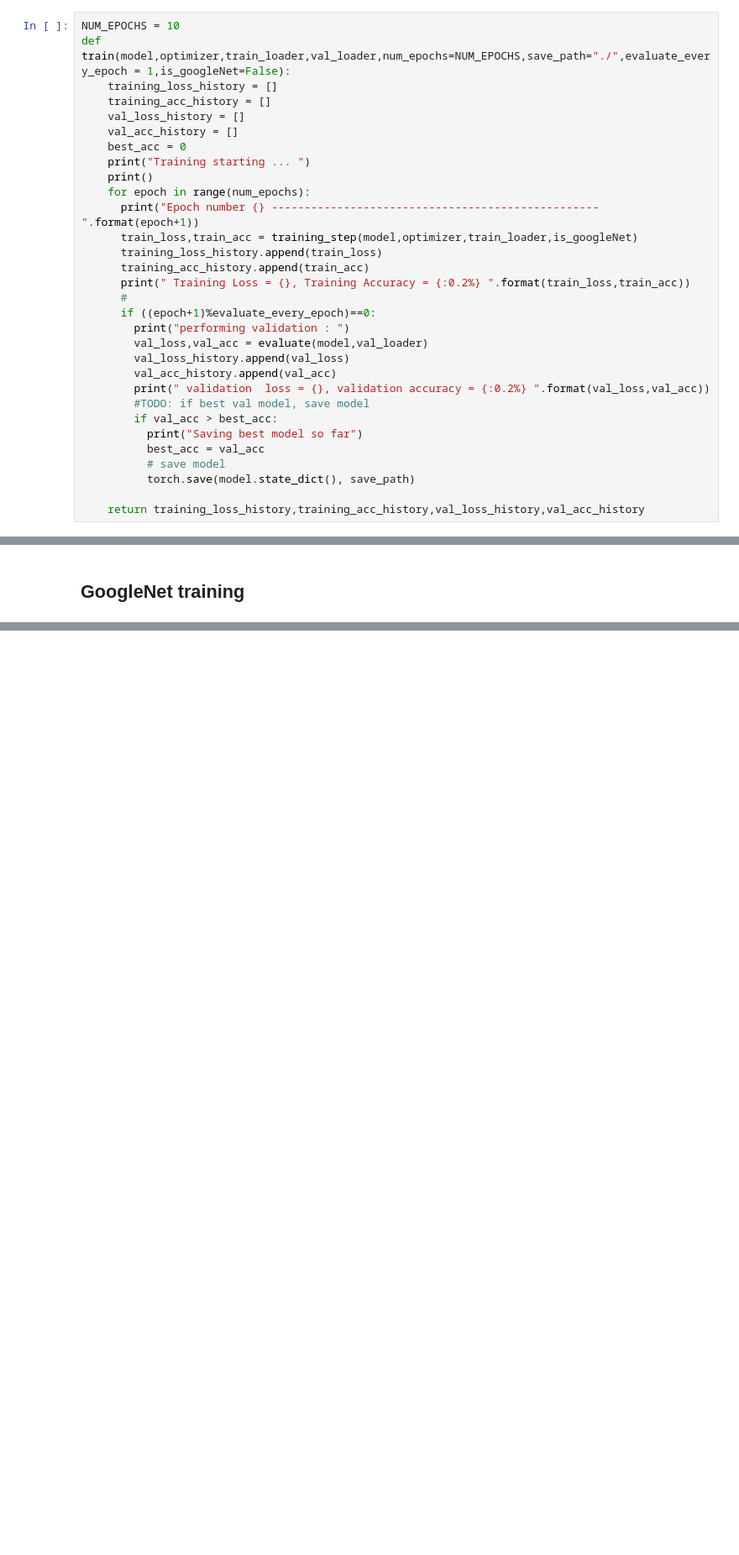
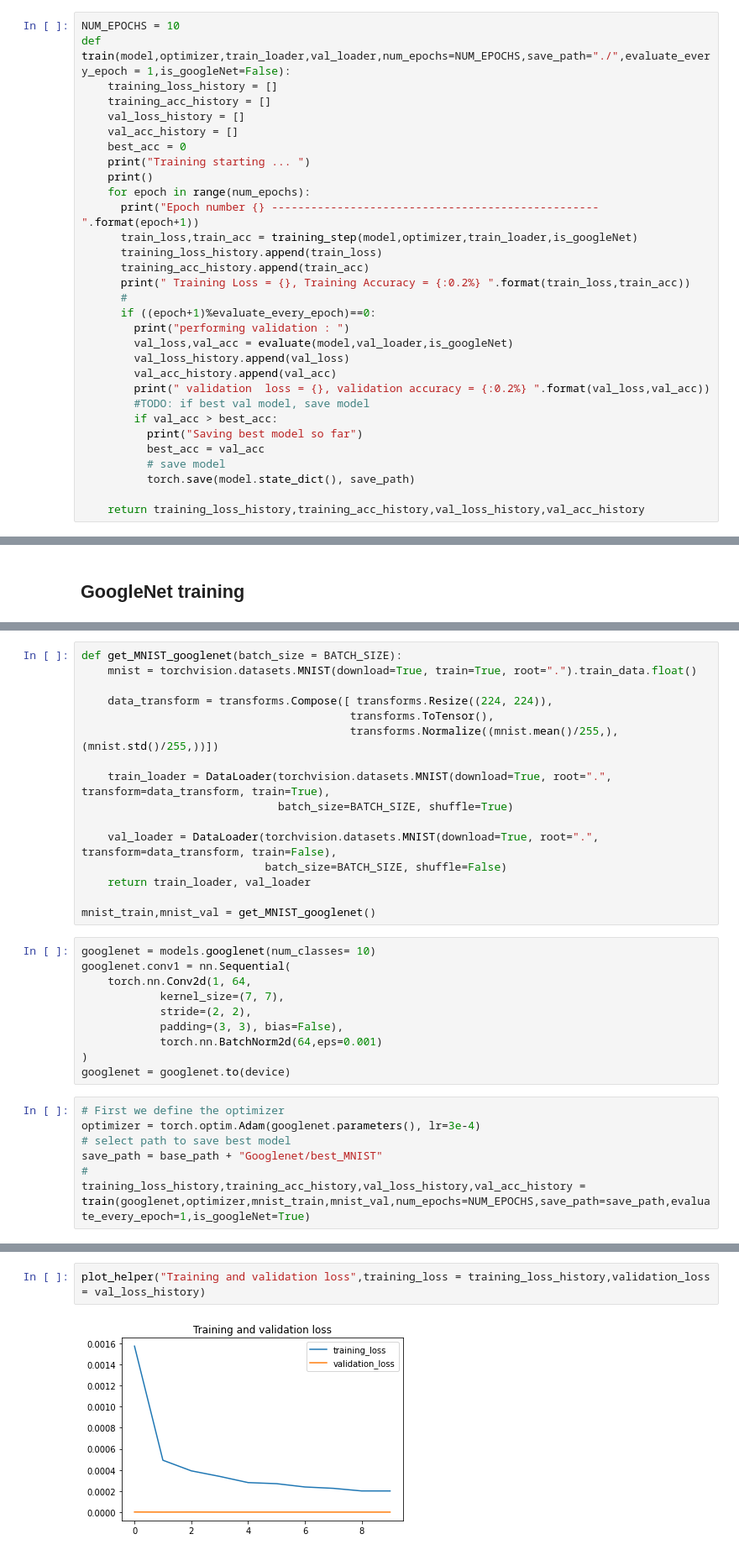
Before and after one commit to khalit7/Computer_Vision_Models_Analysis, a Jupyter notebook: Image_classification.ipynb, the cells around one changed output, grey strips where cells are left out. Shown at 84% size. Cells and saved outputs as stored; diff of their text form; blank space fills up the shorter version.

Commit message:
Trained googleNet on MNIST

```diff
--- a/Image_classification.ipynb
+++ b/Image_classification.ipynb
@@ -238,7 +254,7 @@ def train(model,optimizer,train_loader,val_loader,num_epochs=NUM_EPOCHS,save_pat
       #
       if ((epoch+1)%evaluate_every_epoch)==0:
         print("performing validation : ")
-        val_loss,val_acc = evaluate(model,val_loader)
+        val_loss,val_acc = evaluate(model,val_loader,is_googleNet)
         val_loss_history.append(val_loss)
         val_acc_history.append(val_acc)
         print(" validation  loss = {}, validation accuracy = {:0.2%} ".format(val_loss,val_acc))
@@ -456,0 +492,33 @@ plot_helper("Training and validation accuracy",training_accuracy = training_acc_
+# %%
+def get_MNIST_googlenet(batch_size = BATCH_SIZE):
+    mnist = torchvision.datasets.MNIST(download=True, train=True, root=".").train_data.float()
+
+    data_transform = transforms.Compose([ transforms.Resize((224, 224)),
+                                         transforms.ToTensor(),
+                                         transforms.Normalize((mnist.mean()/255,), (mnist.std()/255,))])
+
+    train_loader = DataLoader(torchvision.datasets.MNIST(download=True, root=".", transform=data_transform, train=True),
+                              batch_size=BATCH_SIZE, shuffle=True)
+
+    val_loader = DataLoader(torchvision.datasets.MNIST(download=True, root=".", transform=data_transform, train=False),
+                            batch_size=BATCH_SIZE, shuffle=False)
+    return train_loader, val_loader
+
+mnist_train,mnist_val = get_MNIST_googlenet()
+# %%
+googlenet = models.googlenet(num_classes= 10)
+googlenet.conv1 = nn.Sequential(
+    torch.nn.Conv2d(1, 64,
+            kernel_size=(7, 7),
+            stride=(2, 2),
+            padding=(3, 3), bias=False),
+            torch.nn.BatchNorm2d(64,eps=0.001)
+)
+googlenet = googlenet.to(device)
+# %%
+# First we define the optimizer
+optimizer = torch.optim.Adam(googlenet.parameters(), lr=3e-4)
+# select path to save best model
+save_path = base_path + "Googlenet/best_MNIST"
+#
+training_loss_history,training_acc_history,val_loss_history,val_acc_history = train(googlenet,optimizer,mnist_train,mnist_val,num_epochs=NUM_EPOCHS,save_path=save_path,evaluate_every_epoch=1,is_googleNet=True)
@@ -456,0 +560,4 @@ plot_helper("Training and validation accuracy",training_accuracy = training_acc_
+# %%
+plot_helper("Training and validation loss",training_loss = training_loss_history,validation_loss = val_loss_history)
+# %% [output]
+[figure, added]
```
Also changed, not shown: parts of 12 cells of this notebook.
